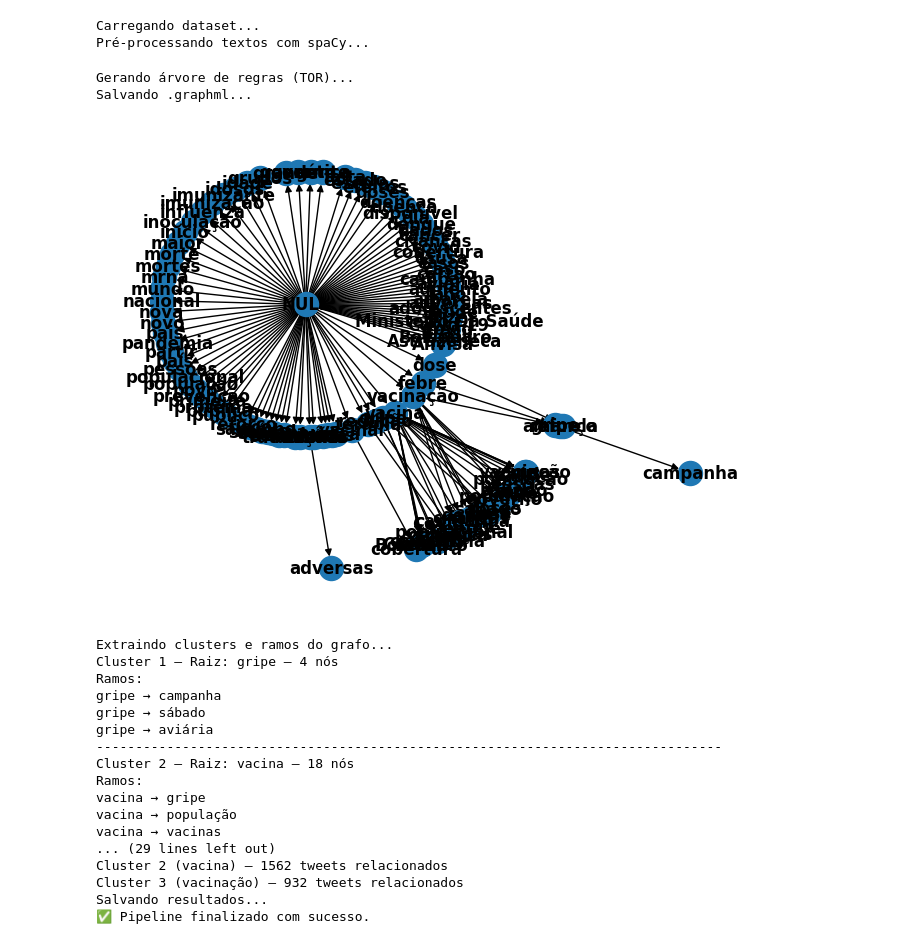
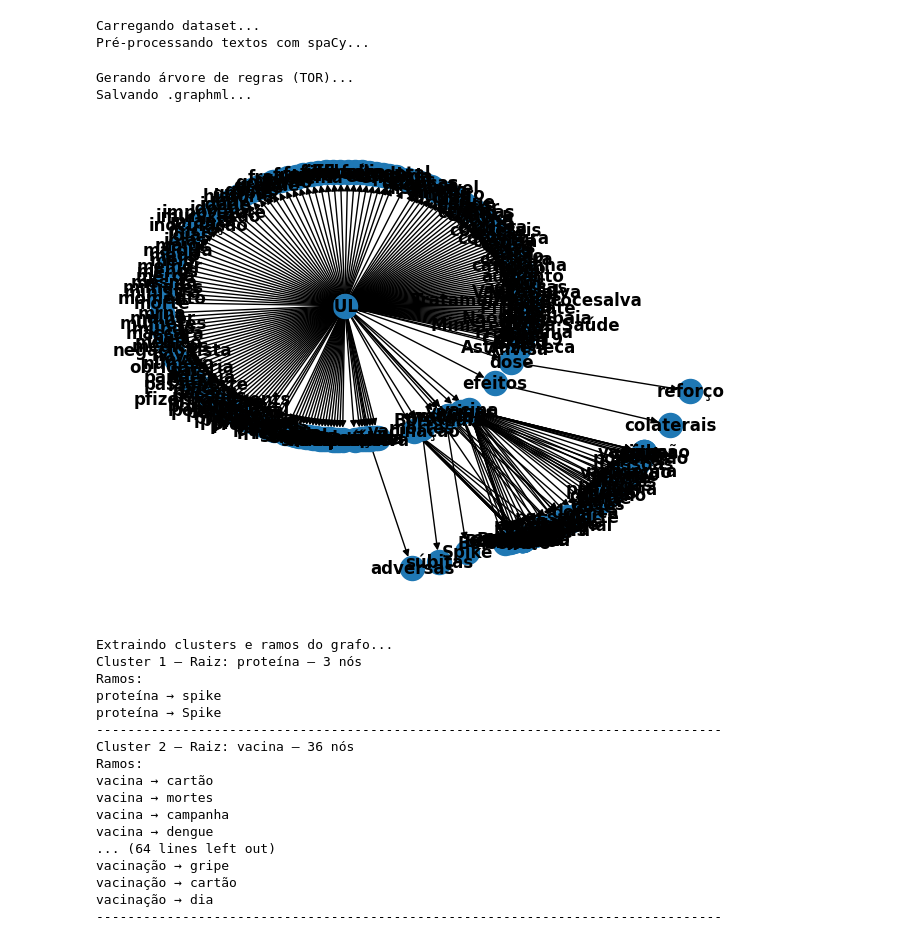
Before and after one commit to luiza-bolonha/Pre-Processing-ToR, a Jupyter notebook: main_tweet_revisado.ipynb, the cells around one changed output. Cells and saved outputs as stored; diff of their text form; code cells hidden in the pictures.

```diff
--- a/main_tweet_revisado.ipynb
+++ b/main_tweet_revisado.ipynb
@@ -180,7 +180,7 @@ from trieofrules import trieofrules
 
 # 1. Carrega o CSV
 print("Carregando dataset...")
-df = pd.read_csv("datasets/database_2025.csv")
+df = pd.read_csv("datasets/vacinal_2025_06_03.csv")
 lista_de_textos = df["description"].astype(str).tolist()
 
 # 2. Pré-processamento
@@ -192,50 +192,35 @@ Pré-processando textos com spaCy...
 # %%
 # 3. Gera o TOR (Trie of Rules) a partir dos dados
 print("Gerando árvore de regras (TOR)...")
-TOR = trieofrules(data=resultado, alg='Apriori', min_support=0.01)
+TOR = trieofrules(data=resultado, alg='Apriori', min_support=0.005)
 TOR.draw()
 
 # 4. Salva a visualização e estrutura como .graphml
 print("Salvando .graphml...")
-TOR.save_graph(filename="outputs/database_2025.graphml")
+TOR.save_graph(filename="outputs/database_inteiro.graphml")
 # %% [output]
 Gerando árvore de regras (TOR)...
 Salvando .graphml...
-[figure, old version]
+[figure, new version]
 # %%
 # 5. Extrai clusters com ramos hierárquicos
 print("Extraindo clusters e ramos do grafo...")
-componentes = extrair_clusters_com_ramos("outputs/database_2025.graphml")
-
-# 6. Relaciona tweets aos clusters
-print("Relacionando tweets aos clusters...")
-relacionados = encontrar_tweets_relacionados(componentes, resultado, lista_de_textos)
-
-# 7. (Opcional) Salva tweets relacionados por cluster
-print("Salvando resultados...")
-for c in relacionados:
-    if c["n_tweets"] == 0:
-        continue
-    nome = c["raiz"].replace(" ", "_")[:30]
-    df_cluster = pd.DataFrame(c["tweets"])
-    df_cluster.to_csv(f"tweets_cluster_{c['cluster_idx']}_{nome}.csv", index=False)
-
-print("✅ Pipeline finalizado com sucesso.")
+componentes = extrair_clusters_com_ramos("outputs/database_inteiro.graphml")
 # %% [output]
 Extraindo clusters e ramos do grafo...
-Cluster 1 — Raiz: gripe — 4 nós
+Cluster 1 — Raiz: proteína — 3 nós
 Ramos:
-gripe → campanha
-gripe → sábado
-gripe → aviária
+proteína → spike
+proteína → Spike
 --------------------------------------------------------------------------------
-Cluster 2 — Raiz: vacina — 18 nós
+Cluster 2 — Raiz: vacina — 36 nós
 Ramos:
-vacina → gripe
-vacina → população
-vacina → vacinas
-... (29 lines left out)
-Cluster 2 (vacina) — 1562 tweets relacionados
-Cluster 3 (vacinação) — 932 tweets relacionados
-Salvando resultados...
-✅ Pipeline finalizado com sucesso.
+vacina → cartão
+vacina → mortes
+vacina → campanha
+vacina → dengue
+... (64 lines left out)
+vacinação → gripe
+vacinação → cartão
+vacinação → dia
+--------------------------------------------------------------------------------
```
Also changed, not shown: parts of 1 cell of this notebook, 4 other files.
